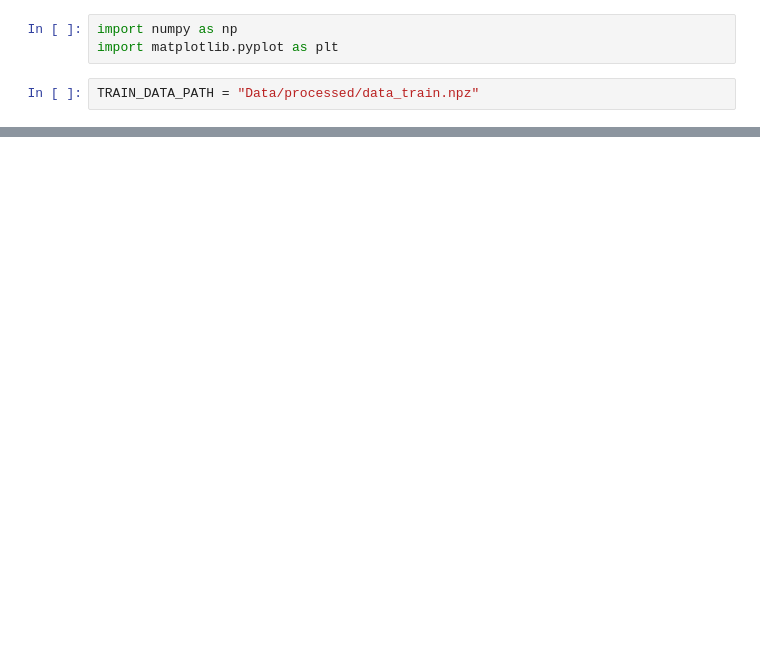
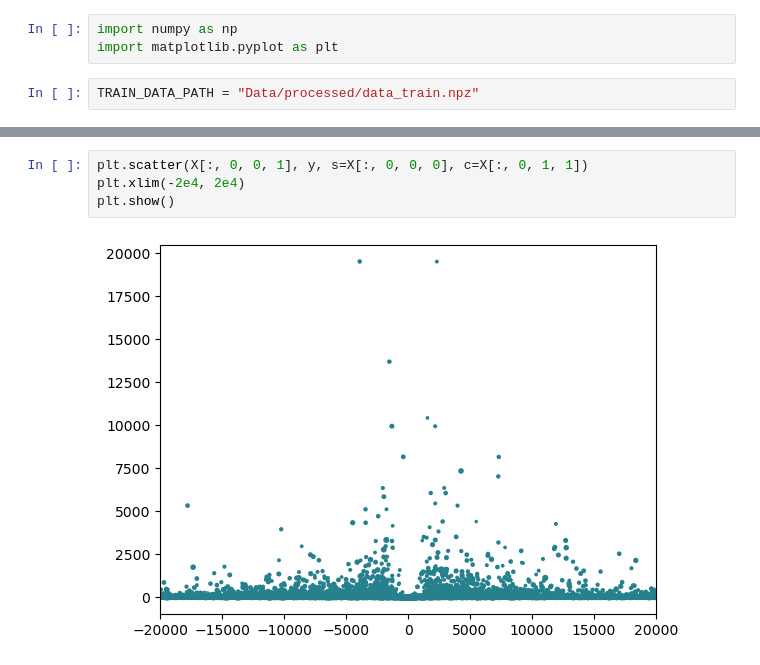
Before and after one commit to plaf2000/ml4g-1, a Jupyter notebook: analysis.ipynb, the cells around one changed output, grey strips where cells are left out. Drawn from its saved outputs; the diff is of its cells as text; blank space fills up the shorter version.

```diff
--- a/analysis.ipynb
+++ b/analysis.ipynb
@@ -34,0 +39,6 @@ plt.show()
+# %%
+plt.scatter(X[:, 0, 0, 1], y, s=X[:, 0, 0, 0], c=X[:, 0, 1, 1])
+plt.xlim(-2e4, 2e4)
+plt.show()
+# %% [output]
+[figure, added]
```
Also changed, not shown: parts of 1 cell of this notebook, 12 other files.
